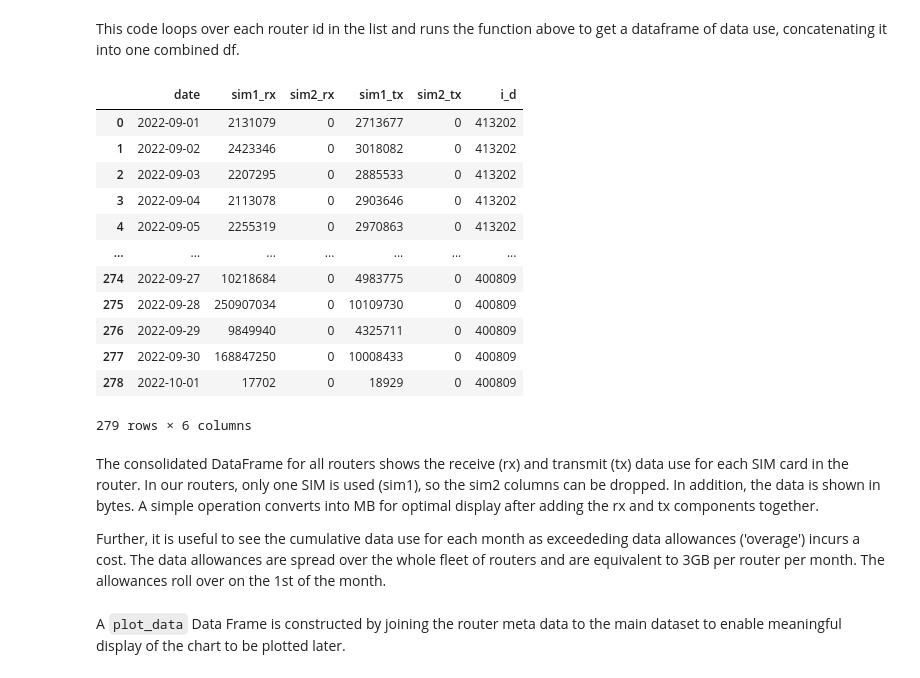
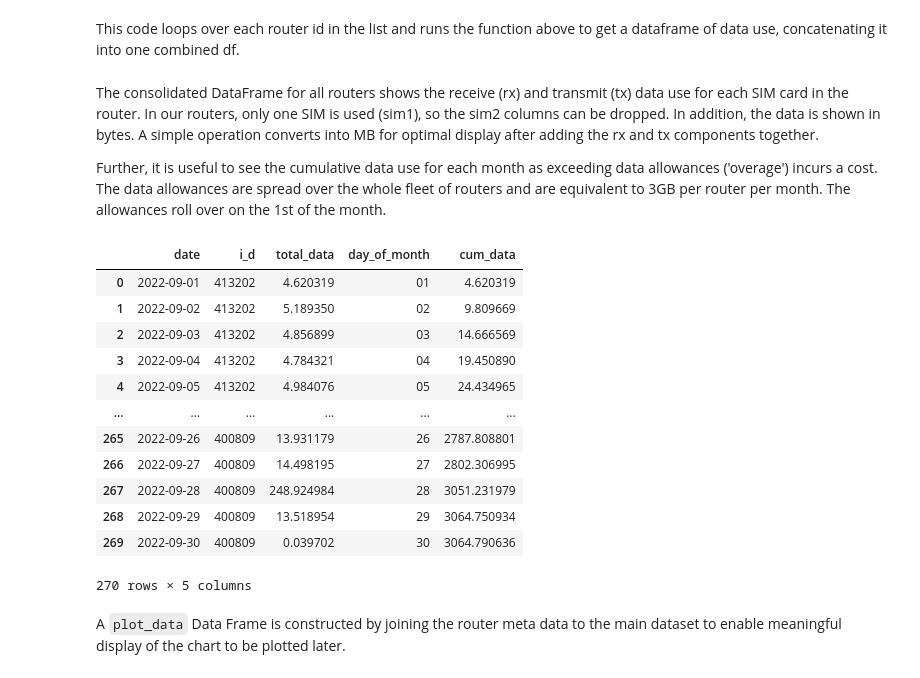
Before and after one commit to stevecrawshaw/L4, a Jupyter notebook: project-2-diagnostics/teltonika/teltonika_test.ipynb, the cells around one changed output. Drawn from its saved outputs; the diff is of its cells as text; code cells hidden in the pictures.

```diff
--- a/project-2-diagnostics/teltonika/teltonika_test.ipynb
+++ b/project-2-diagnostics/teltonika/teltonika_test.ipynb
@@ -116,23 +134,7 @@ bigdf=pd.DataFrame()
 for i_d in ids: # for each id in the list
     du = datause(i_d = i_d, start_date = start_date, end_date = end_date, bearer = bearer) #call the function to get a df of datause
     bigdf=pd.concat([bigdf, du], ignore_index=True) # concatenate (bind_rows)
-
-bigdf
-# %% [output]
-|  | date | sim1_rx | sim2_rx | sim1_tx | sim2_tx | i_d |
-| 0 | 2022-09-01 | 2131079 | 0 | 2713677 | 0 | 413202 |
-| 1 | 2022-09-02 | 2423346 | 0 | 3018082 | 0 | 413202 |
-| 2 | 2022-09-03 | 2207295 | 0 | 2885533 | 0 | 413202 |
-| 3 | 2022-09-04 | 2113078 | 0 | 2903646 | 0 | 413202 |
-| 4 | 2022-09-05 | 2255319 | 0 | 2970863 | 0 | 413202 |
-| ... | ... | ... | ... | ... | ... | ... |
-| 274 | 2022-09-27 | 10218684 | 0 | 4983775 | 0 | 400809 |
-| 275 | 2022-09-28 | 250907034 | 0 | 10109730 | 0 | 400809 |
-| 276 | 2022-09-29 | 9849940 | 0 | 4325711 | 0 | 400809 |
-| 277 | 2022-09-30 | 168847250 | 0 | 10008433 | 0 | 400809 |
-| 278 | 2022-10-01 | 17702 | 0 | 18929 | 0 | 400809 |
-279 rows × 6 columns
 # %% [markdown]
 The consolidated DataFrame for all routers shows the receive (rx) and transmit (tx) data use for each SIM card in the router. In our routers, only one SIM is used (sim1), so the sim2 columns can be dropped. In addition, the data is shown in bytes. A simple operation converts into MB for optimal display after adding the rx and tx components together.
 
-Further, it is useful to see the cumulative data use for each month as exceededing data allowances ('overage') incurs a cost. The data allowances are spread over the whole fleet of routers and are equivalent to 3GB per router per month. The allowances roll over on the 1st of the month.
+Further, it is useful to see the cumulative data use for each month as exceeding data allowances ('overage') incurs a cost. The data allowances are spread over the whole fleet of routers and are equivalent to 3GB per router per month. The allowances roll over on the 1st of the month.
@@ -139,10 +145,26 @@ Further, it is useful to see the cumulative data use for each month as exceededi
 # %%
-bigdf['total_data'] = (bigdf['sim1_rx'] + bigdf['sim1_tx']) / (1024 * 1024)
-bigdf.drop(columns = ['sim1_rx', 'sim2_rx', 'sim2_tx', 'sim1_tx'], inplace = True)
+stacked_df = bigdf.copy()
+stacked_df['total_data'] = (stacked_df['sim1_rx'] + stacked_df['sim1_tx']) / (1024 * 1024)
+stacked_df.drop(columns = ['sim1_rx', 'sim2_rx', 'sim2_tx', 'sim1_tx'], inplace = True)
 
-# df['cumsum'] = df.groupby('id')['val'].transform(pd.Series.cumsum)
+stacked_df['day_of_month'] = stacked_df['date'].apply(day_of_month)
 
-bigdf['cum_data'] = bigdf.groupby('i_d')['total_data'].transform(pd.Series.cumsum)
+stacked_df['cum_data'] = stacked_df.groupby('i_d')['total_data'].transform(pd.Series.cumsum)
+stacked_df
+# %% [output]
+|  | date | i_d | total_data | day_of_month | cum_data |
+| 0 | 2022-09-01 | 413202 | 4.620319 | 01 | 4.620319 |
+| 1 | 2022-09-02 | 413202 | 5.189350 | 02 | 9.809669 |
+| 2 | 2022-09-03 | 413202 | 4.856899 | 03 | 14.666569 |
+| 3 | 2022-09-04 | 413202 | 4.784321 | 04 | 19.450890 |
+| 4 | 2022-09-05 | 413202 | 4.984076 | 05 | 24.434965 |
+| ... | ... | ... | ... | ... | ... |
+| 265 | 2022-09-26 | 400809 | 13.931179 | 26 | 2787.808801 |
+| 266 | 2022-09-27 | 400809 | 14.498195 | 27 | 2802.306995 |
+| 267 | 2022-09-28 | 400809 | 248.924984 | 28 | 3051.231979 |
+| 268 | 2022-09-29 | 400809 | 13.518954 | 29 | 3064.750934 |
+| 269 | 2022-09-30 | 400809 | 0.039702 | 30 | 3064.790636 |
+270 rows × 5 columns
 # %% [markdown]
 A `plot_data` Data Frame is constructed by joining the router meta data to the main dataset to enable meaningful display of the chart to be plotted later.
 # %%
```
Also changed, not shown: parts of 9 cells of this notebook, 2 other files.
